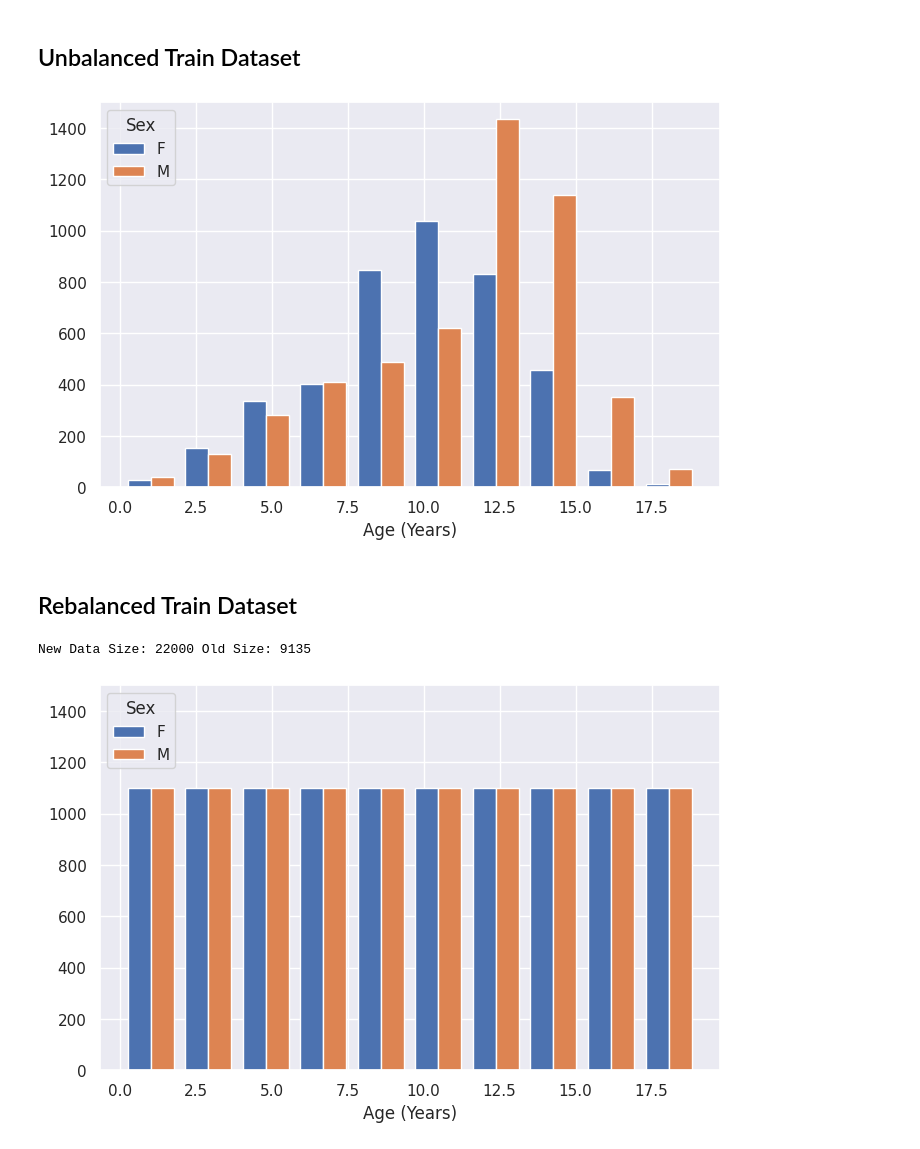
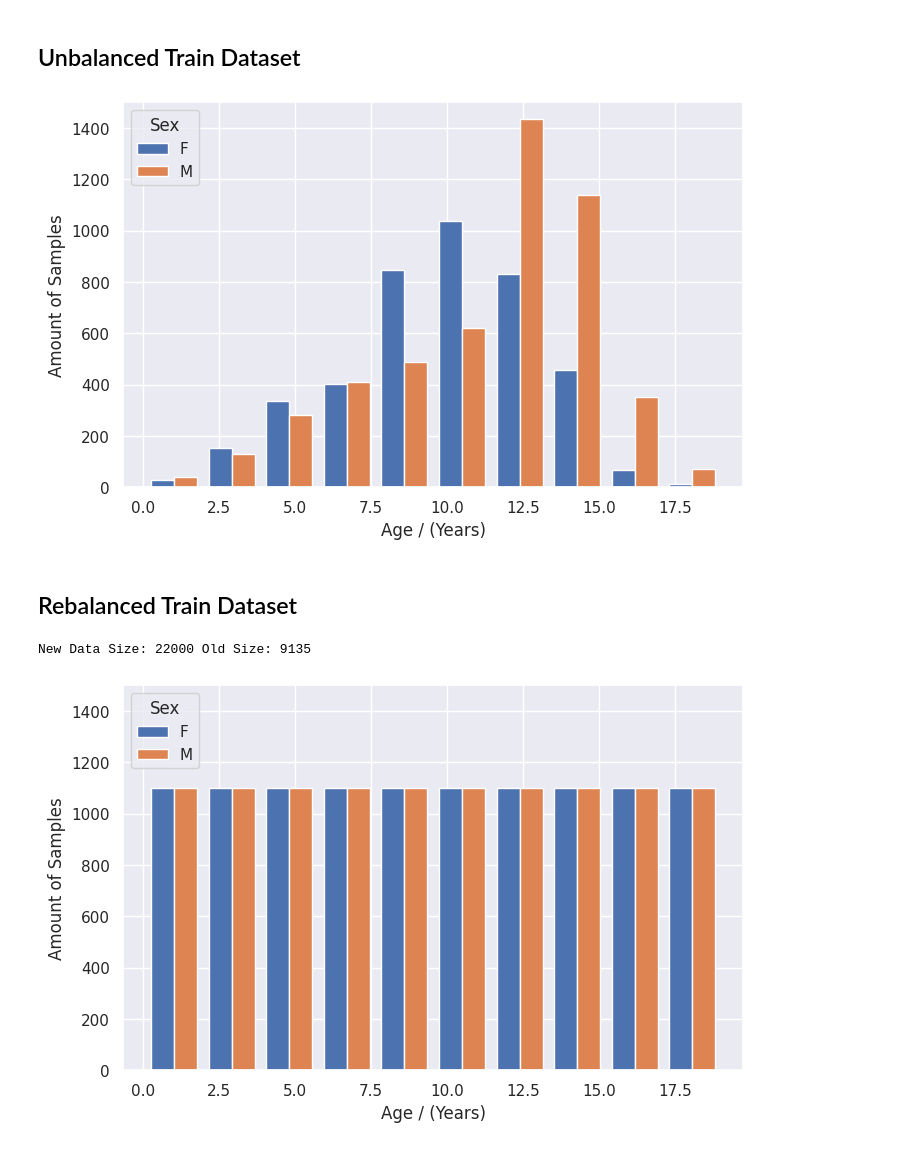
Before and after one commit to marvinweber/uncertainty-fae, a Jupyter notebook: notebooks/rsna_boneage/dataset_balancing.ipynb, the cells around one changed output. Saved outputs shown, nothing was run; the diff lists cells and outputs as text; code cells hidden in the pictures.

```diff
--- a/notebooks/rsna_boneage/dataset_balancing.ipynb
+++ b/notebooks/rsna_boneage/dataset_balancing.ipynb
@@ -47,40 +48,42 @@ fig.show()
 # %% [markdown]
 ## Unbalanced Train Dataset
 # %%
-fig, ax = plt.subplots(figsize=(8,5))
+fig, ax = plt.subplots(figsize=(8, 5))
 ax.hist(
-    [df_train.loc[df_train.sex == x, 'age_years'] for x in genders],
+    [df_train.loc[df_train.sex == x, "age_years"] for x in genders],
     label=genders,
     bins=10,
 )
-ax.set_xlabel('Age (Years)')
-ax.legend(title='Sex', loc='upper left')
+ax.set_xlabel("Age / (Years)")
+ax.set_ylabel("Amount of Samples")
+ax.legend(title="Sex", loc="upper left")
 ax.set_ylim(top=1500)
 fig.show()
 # %% [output]
-[figure, old version]
+[figure, new version]
 # %% [markdown]
 ## Rebalanced Train Dataset
 # %%
-df_train['boneage_bin'] = pd.cut(df_train['boneage'], 10)
-df_train_balanced = df_train.groupby(
-    ['boneage_bin', 'sex']
-).apply(
-    lambda x: x.sample(1100, replace = True)
-).reset_index(drop = True)
+df_train["boneage_bin"] = pd.cut(df_train["boneage"], 10)
+df_train_balanced = (
+    df_train.groupby(["boneage_bin", "sex"])
+    .apply(lambda x: x.sample(1100, replace=True))
+    .reset_index(drop=True)
+)
 
-print('New Data Size:', df_train_balanced.shape[0], 'Old Size:', df_train.shape[0])
+print("New Data Size:", df_train_balanced.shape[0], "Old Size:", df_train.shape[0])
 
-fig, ax = plt.subplots(figsize=(8,5))
+fig, ax = plt.subplots(figsize=(8, 5))
 ax.hist(
-    [df_train_balanced.loc[df_train_balanced.sex == x, 'age_years'] for x in genders],
+    [df_train_balanced.loc[df_train_balanced.sex == x, "age_years"] for x in genders],
     label=genders,
     bins=10,
 )
-ax.set_xlabel('Age (Years)')
-ax.legend(title='Sex', loc='upper left')
+ax.set_xlabel("Age / (Years)")
+ax.set_ylabel("Amount of Samples")
+ax.legend(title="Sex", loc="upper left")
 ax.set_ylim(top=1500)
 fig.show()
 # %% [output]
 New Data Size: 22000 Old Size: 9135
-[figure, old version]
+[figure, new version]
```
Also changed, not shown: parts of 2 cells of this notebook, 1 other file.
